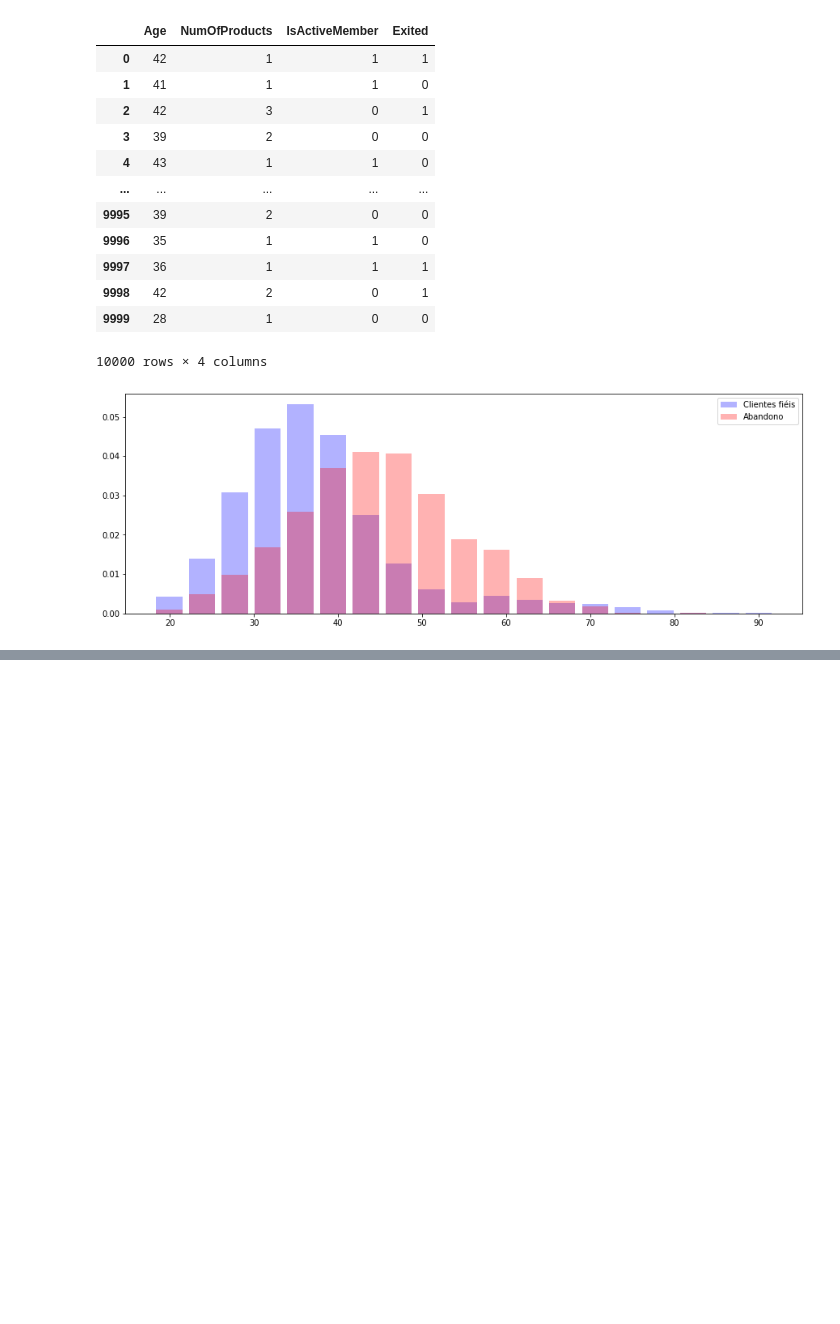
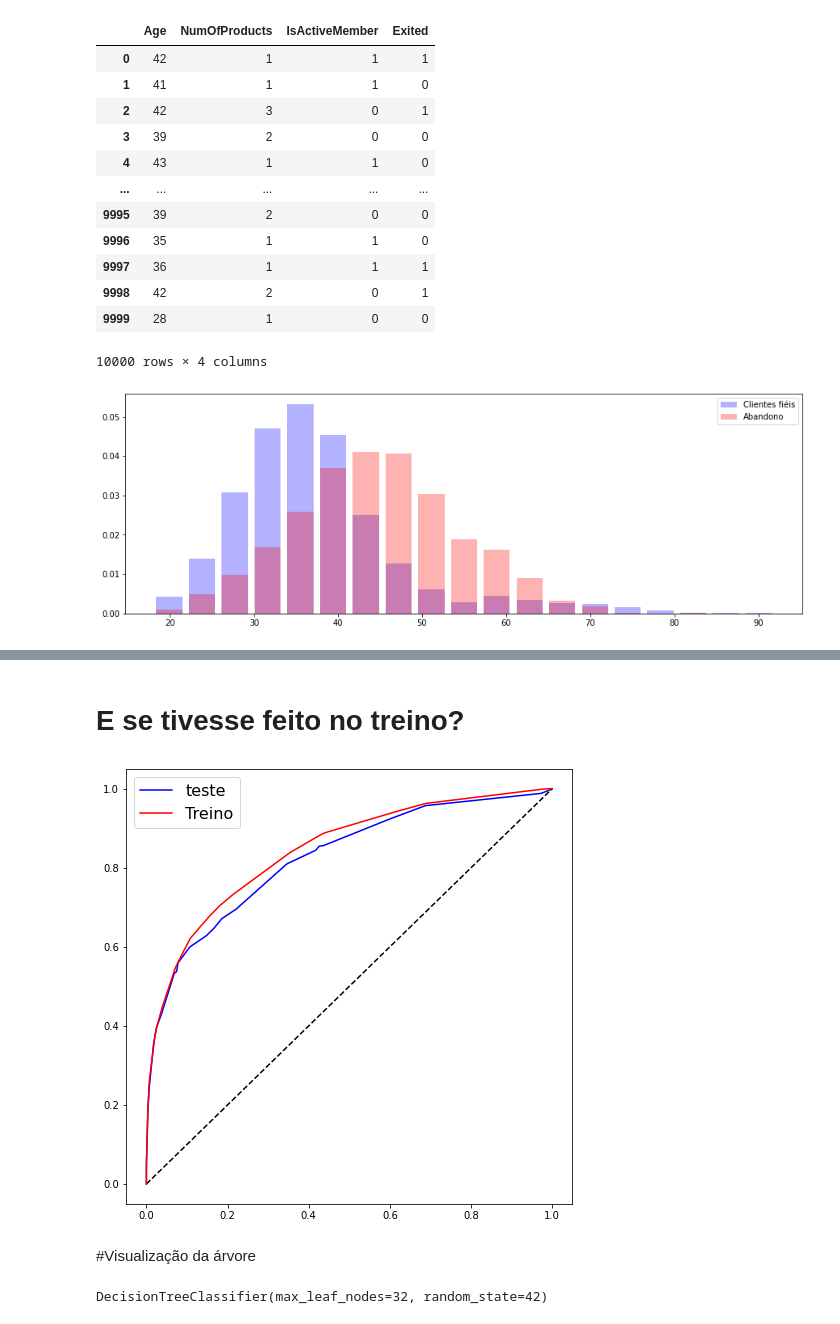
Before and after one commit to Henriquerezer/FLAI-Curso_python_para_data_science, a Jupyter notebook: Rafinha_dos_dados_cursos/Classificação/Aula_arvore_de_decisão.ipynb, the cells around one changed output, grey strips where cells are left out. Cells and saved outputs as stored; diff of their text form; code cells hidden in the pictures; blank space fills up the shorter version.

```diff
--- a/Rafinha_dos_dados_cursos/Classificação/Aula_arvore_de_decisão.ipynb
+++ b/Rafinha_dos_dados_cursos/Classificação/Aula_arvore_de_decisão.ipynb
@@ -54,0 +172,23 @@ y.loc[X.Age >= 40].mean()
+# %% [markdown]
+# E se tivesse feito no treino?
+# %%
+from sklearn.metrics import roc_curve
+
+fpr , tpr, ths = roc_curve(y_test, y_pred,)
+
+plt.figure(figsize=(8,8))
+plt.plot(fpr,tpr,label = 'teste', color = 'b')
+plt.plot((0,1), (0,1), 'k--'); #LINHA  PONTILHADA
+
+fpr2 , tpr2, ths2 = roc_curve(y_train, grid.predict_proba(X_train)[:,1])
+plt.plot(fpr2,tpr2, label = 'Treino', color = 'r')
+
+plt.legend(fontsize = 16);
+# %% [output]
+[figure, added]
+# %% [markdown]
+#Visualização da árvore
+# %%
+grid.best_estimator_
+# %% [output]
+DecisionTreeClassifier(max_leaf_nodes=32, random_state=42)
```
Also changed, not shown: parts of 22 cells of this notebook.
